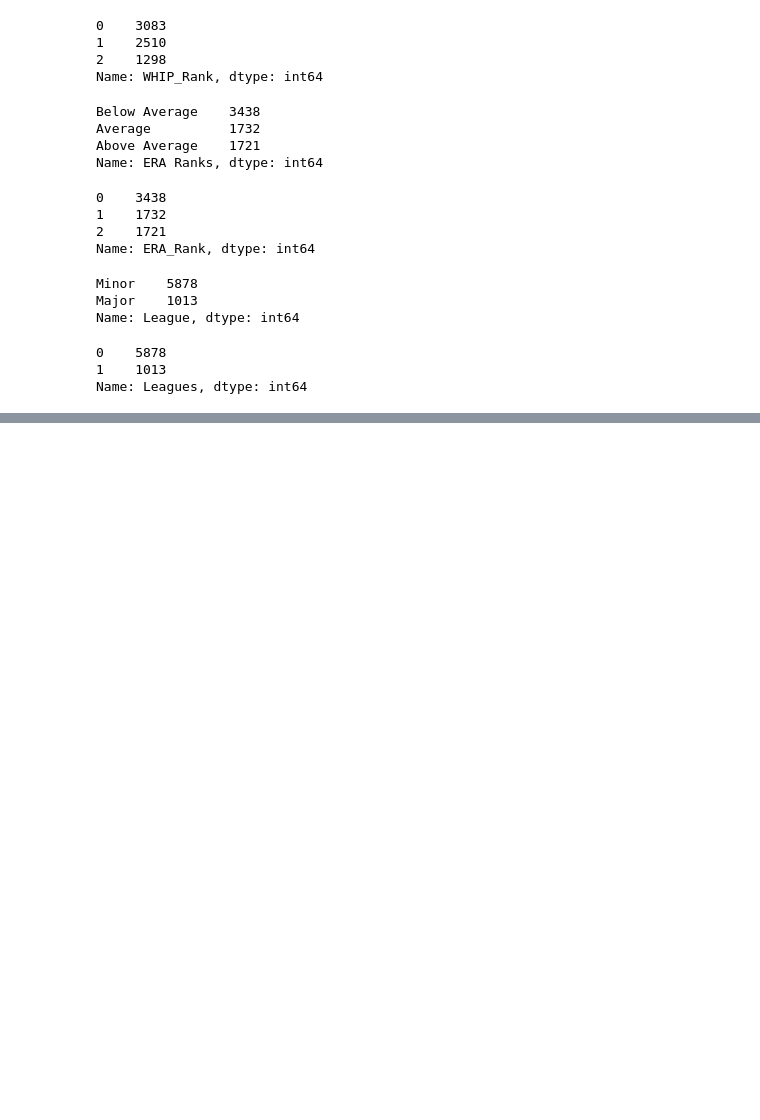
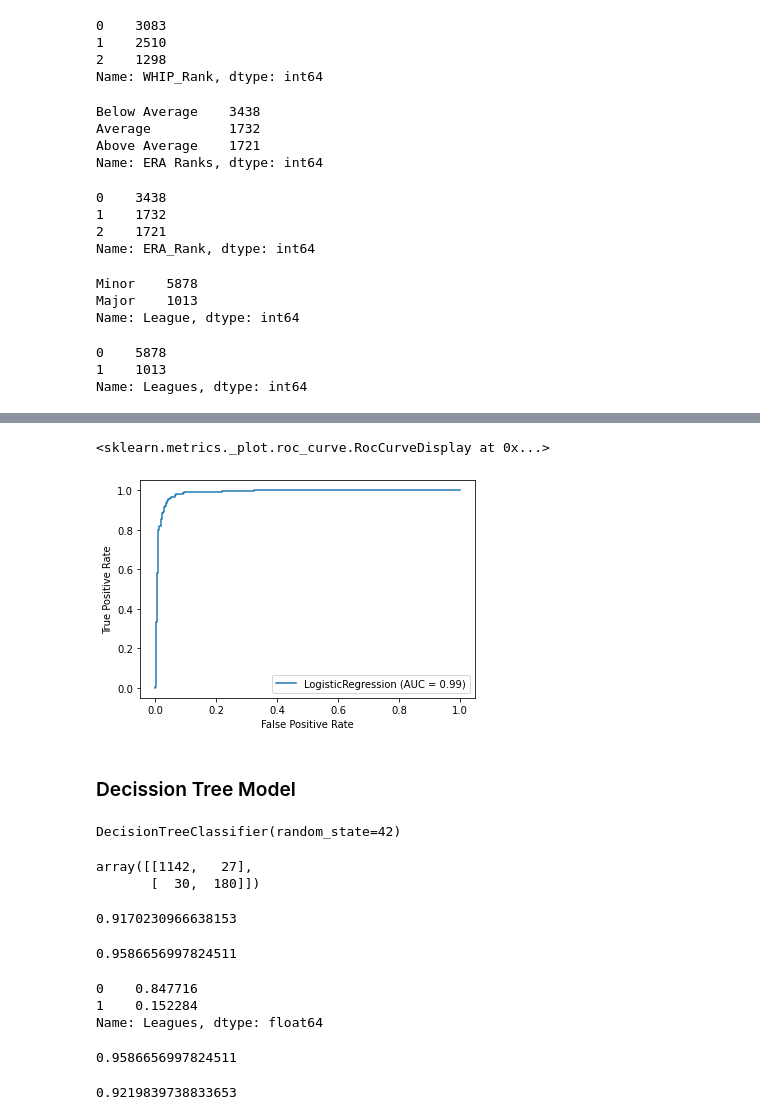
Before and after one commit to Kellyajara/MLB-MiLB-Classification, a Jupyter notebook: Data .ipynb, the cells around one changed output, grey strips where cells are left out. Drawn from its saved outputs; the diff is of its cells as text; code cells hidden in the pictures; blank space fills up the shorter version.

```diff
--- a/Data .ipynb
+++ b/Data .ipynb
@@ -401,0 +411,12 @@ print(f1)
+# %%
+plot_roc_curve(Pit_Model, X_test_scaled, y_test)
+# %% [output]
+<sklearn.metrics._plot.roc_curve.RocCurveDisplay at 0x...>
+[figure, added]
+# %% [markdown]
+### Decission Tree Model
+# %%
+dt = DecisionTreeClassifier(random_state = 42)
+dt.fit(X_train_scaled, y_train)
+# %% [output]
+DecisionTreeClassifier(random_state=42)
@@ -401,0 +425,27 @@ print(f1)
+# %%
+confusion_matrix(y_test,preds)
+# %% [output]
+array([[1142,   27],
+       [  30,  180]])
+# %%
+roc_auc_score(y_test,preds)
+# %% [output]
+0.9170230966638153
+# %%
+accuracy_score(y_test,preds)
+# %% [output]
+0.9586656997824511
+# %%
+y_test.value_counts(normalize = True)
+# %% [output]
+0    0.847716
+1    0.152284
+Name: Leagues, dtype: float64
+# %%
+dt.score(X_test_scaled,y_test)
+# %% [output]
+0.9586656997824511
+# %%
+roc_auc_score(preds, y_test)
+# %% [output]
+0.9219839738833653
```
Also changed, not shown: parts of 33 cells of this notebook.
